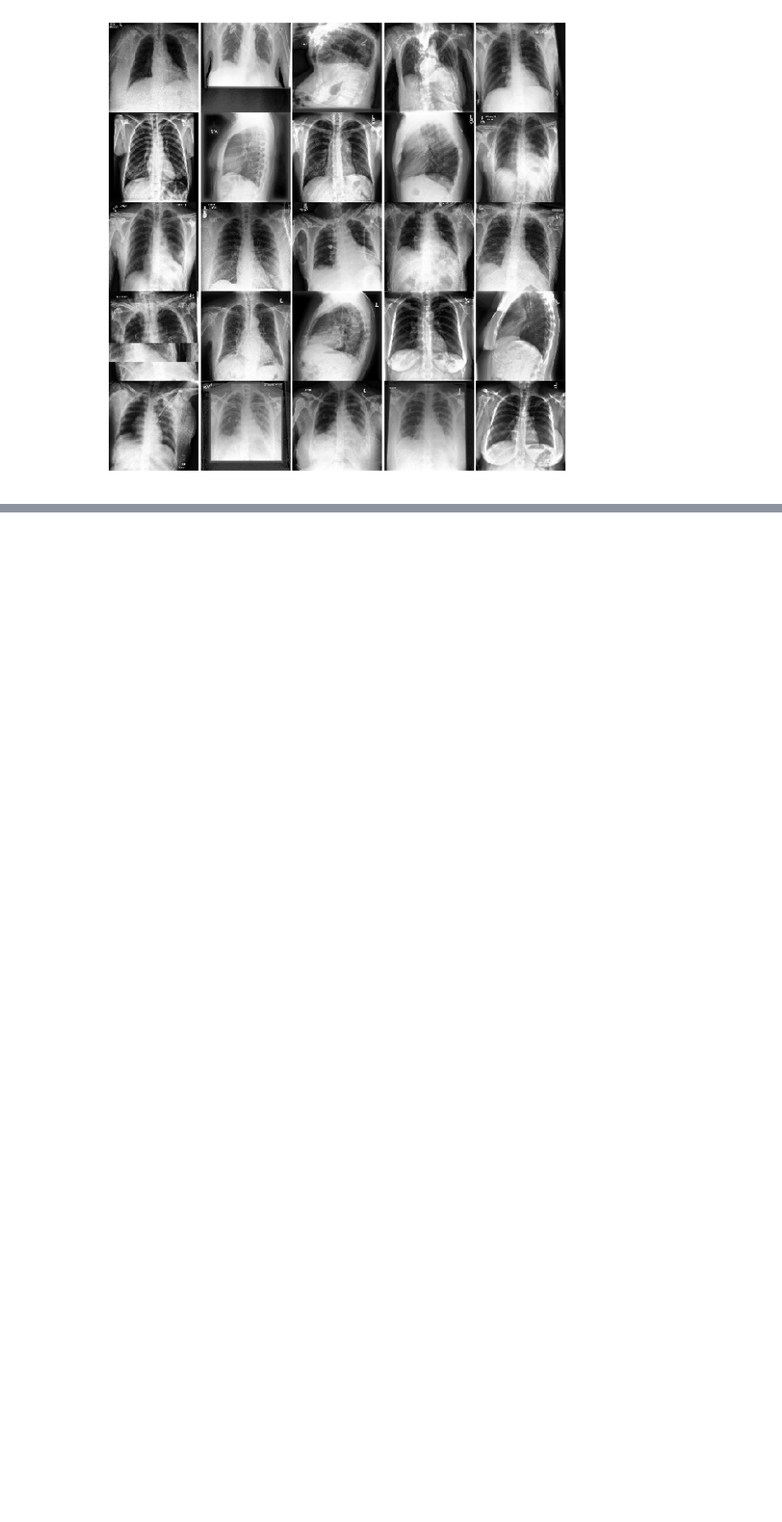
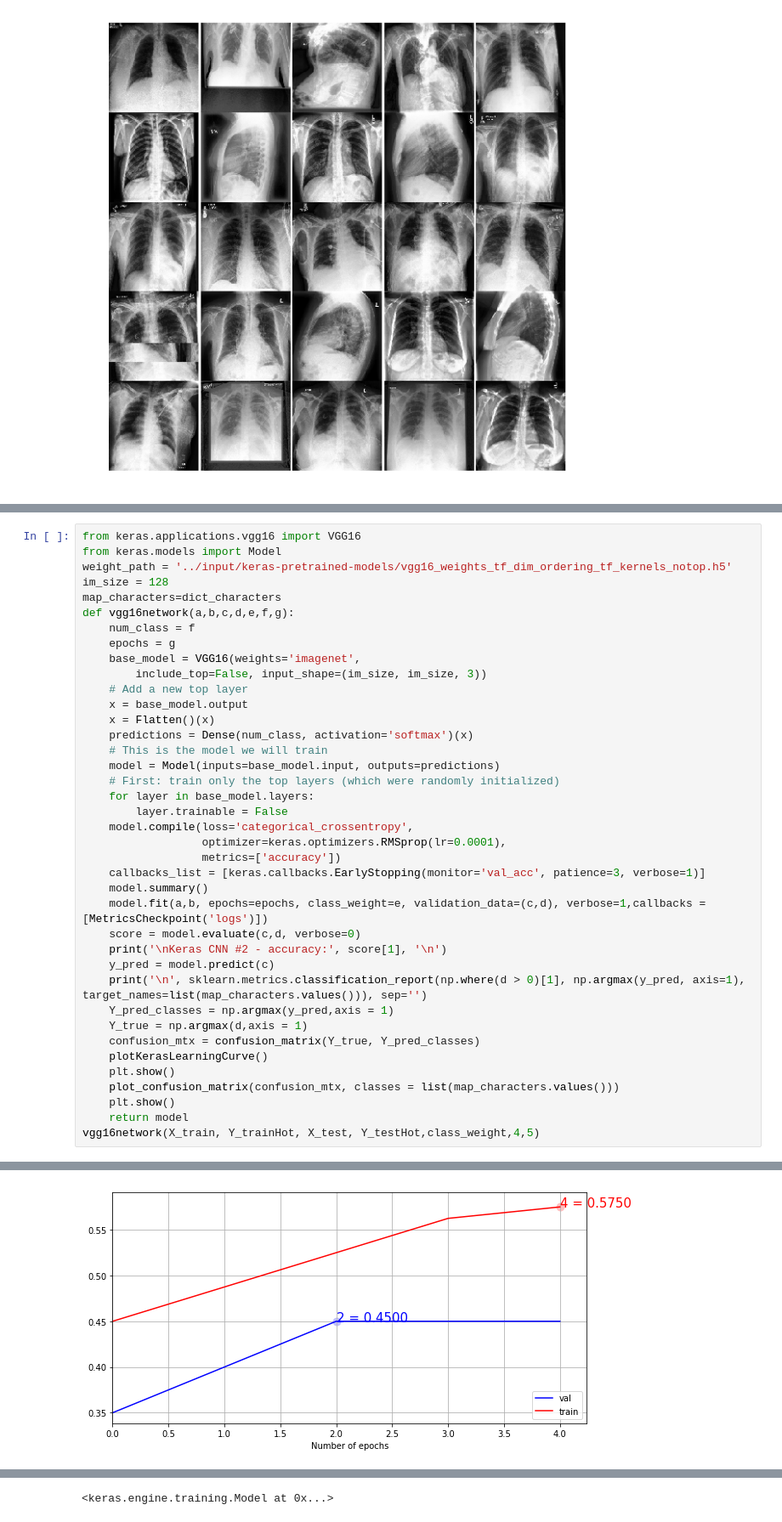
Before and after one commit to naveen3124/CheXpert, a Jupyter notebook: keras.ipynb, the cells around one changed output, grey strips where cells are left out. Shown at 85% size. Cells and saved outputs as stored; diff of their text form; blank space fills up the shorter version.

Commit message:
binary and densenet

```diff
--- a/keras.ipynb
+++ b/keras.ipynb
@@ -148,0 +357,40 @@ df.head()
+# %%
+from keras.applications.vgg16 import VGG16
+from keras.models import Model
+weight_path = '../input/keras-pretrained-models/vgg16_weights_tf_dim_ordering_tf_kernels_notop.h5'
+im_size = 128
+map_characters=dict_characters
+def vgg16network(a,b,c,d,e,f,g):
+    num_class = f
+    epochs = g
+    base_model = VGG16(weights='imagenet',
+        include_top=False, input_shape=(im_size, im_size, 3))
+    # Add a new top layer
+    x = base_model.output
+    x = Flatten()(x)
+    predictions = Dense(num_class, activation='softmax')(x)
+    # This is the model we will train
+    model = Model(inputs=base_model.input, outputs=predictions)
+    # First: train only the top layers (which were randomly initialized)
+    for layer in base_model.layers:
+        layer.trainable = False
+    model.compile(loss='categorical_crossentropy',
+                  optimizer=keras.optimizers.RMSprop(lr=0.0001),
+                  metrics=['accuracy'])
+    callbacks_list = [keras.callbacks.EarlyStopping(monitor='val_acc', patience=3, verbose=1)]
+    model.summary()
+    model.fit(a,b, epochs=epochs, class_weight=e, validation_data=(c,d), verbose=1,callbacks = [MetricsCheckpoint('logs')])
+    score = model.evaluate(c,d, verbose=0)
+    print('\nKeras CNN #2 - accuracy:', score[1], '\n')
+    y_pred = model.predict(c)
+    print('\n', sklearn.metrics.classification_report(np.where(d > 0)[1], np.argmax(y_pred, axis=1), target_names=list(map_characters.values())), sep='')
+    Y_pred_classes = np.argmax(y_pred,axis = 1)
+    Y_true = np.argmax(d,axis = 1)
+    confusion_mtx = confusion_matrix(Y_true, Y_pred_classes)
+    plotKerasLearningCurve()
+    plt.show()
+    plot_confusion_matrix(confusion_mtx, classes = list(map_characters.values()))
+    plt.show()
+    return model
+vgg16network(X_train, Y_trainHot, X_test, Y_testHot,class_weight,4,5)
+# %% [output]
@@ -148,0 +424 @@ df.head()
+[figure, added]
@@ -148,0 +426 @@ df.head()
+<keras.engine.training.Model at 0x...>
```
Also changed, not shown: parts of 17 cells of this notebook, 16 other files.
